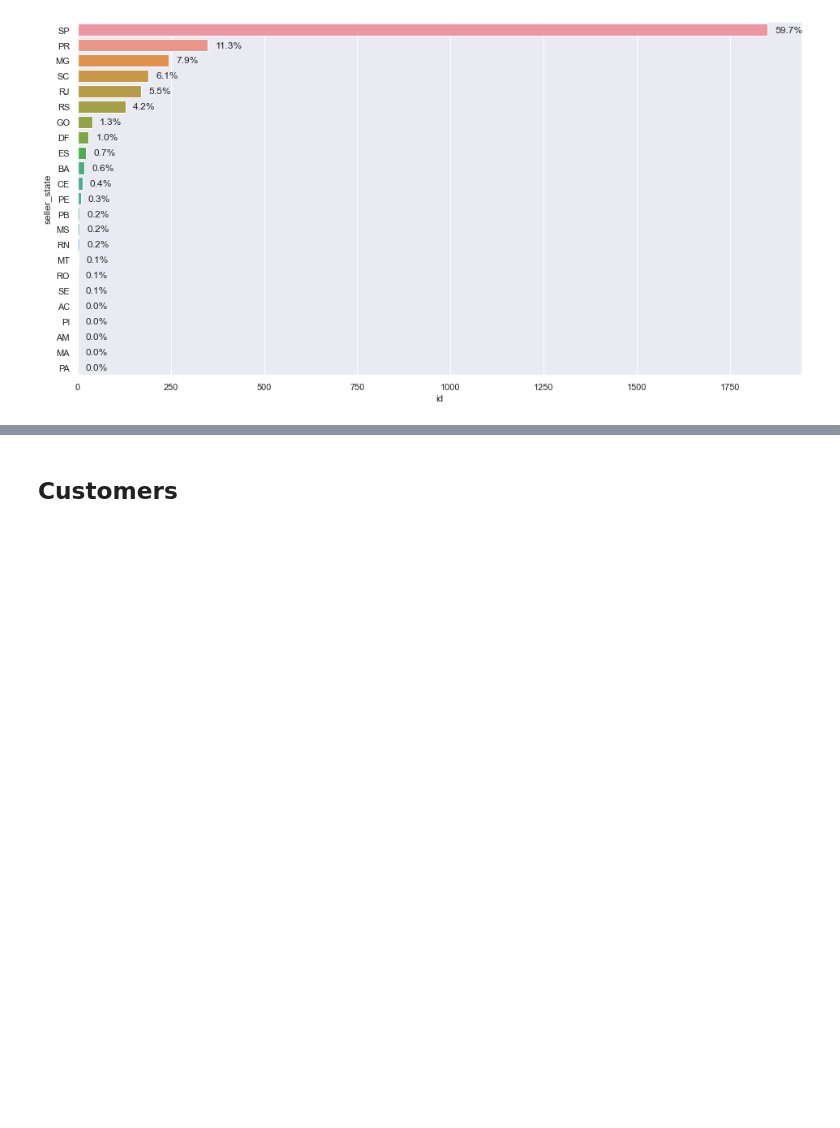
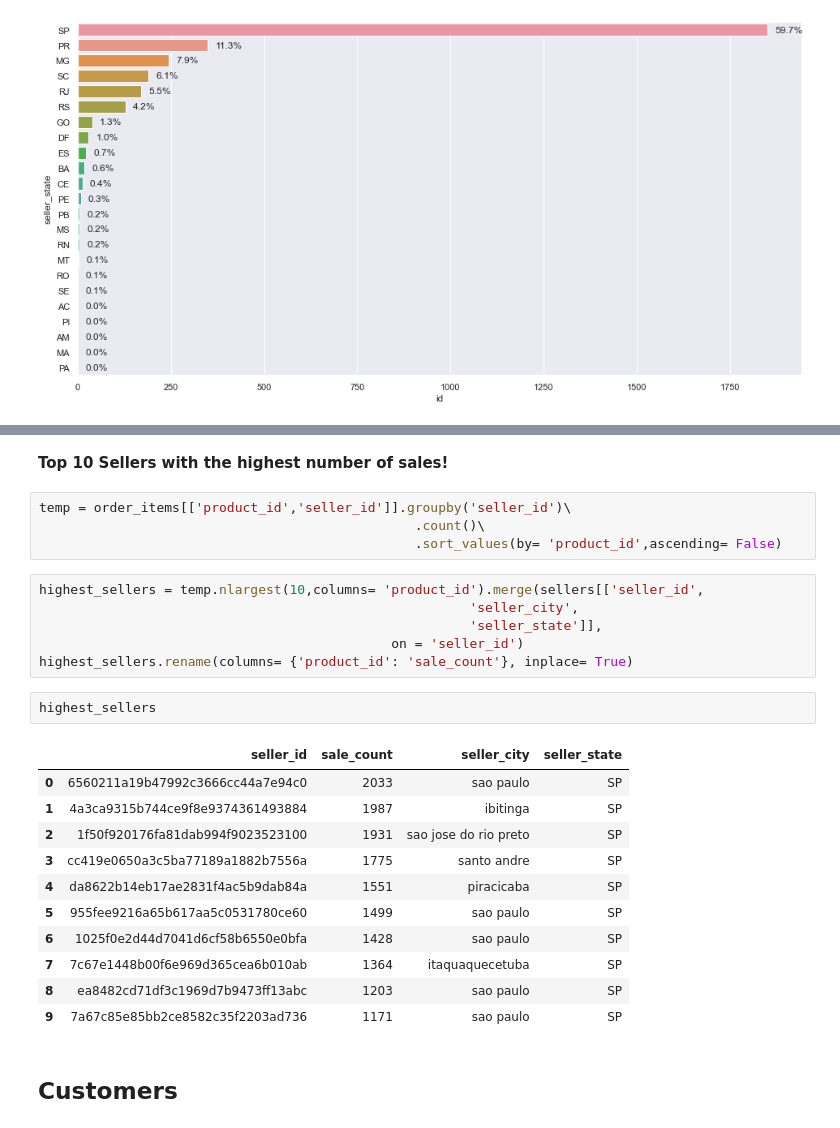
Before and after one commit to honnsey/Olist, a Jupyter notebook: OLIST.ipynb, the cells around one changed output, grey strips where cells are left out. Saved outputs shown, nothing was run; the diff lists cells and outputs as text; blank space fills up the shorter version.

```diff
--- a/OLIST.ipynb
+++ b/OLIST.ipynb
@@ -48,6 +48,32 @@ sellers_by_zip_code= count_p_location(sellers, ['seller_zip_code_prefix','seller
 plot_cluster(sellers_by_zip_code)
 # %% [output]
 [interactive output not drawn]
+# %% [markdown]
+**Top 10 Sellers with the highest number of sales!**
+# %%
+temp = order_items[['product_id','seller_id']].groupby('seller_id')\
+                                                .count()\
+                                                .sort_values(by= 'product_id',ascending= False)
+# %%
+highest_sellers = temp.nlargest(10,columns= 'product_id').merge(sellers[['seller_id',
+                                                       'seller_city',
+                                                       'seller_state']],
+                                             on = 'seller_id')
+highest_sellers.rename(columns= {'product_id': 'sale_count'}, inplace= True)
+# %%
+highest_sellers
+# %% [output]
+|  | seller_id | sale_count | seller_city | seller_state |
+| 0 | 6560211a19b47992c3666cc44a7e94c0 | 2033 | sao paulo | SP |
+| 1 | 4a3ca9315b744ce9f8e9374361493884 | 1987 | ibitinga | SP |
+| 2 | 1f50f920176fa81dab994f9023523100 | 1931 | sao jose do rio preto | SP |
+| 3 | cc419e0650a3c5ba77189a1882b7556a | 1775 | santo andre | SP |
+| 4 | da8622b14eb17ae2831f4ac5b9dab84a | 1551 | piracicaba | SP |
+| 5 | 955fee9216a65b617aa5c0531780ce60 | 1499 | sao paulo | SP |
+| 6 | 1025f0e2d44d7041d6cf58b6550e0bfa | 1428 | sao paulo | SP |
+| 7 | 7c67e1448b00f6e969d365cea6b010ab | 1364 | itaquaquecetuba | SP |
+| 8 | ea8482cd71df3c1969d7b9473ff13abc | 1203 | sao paulo | SP |
+| 9 | 7a67c85e85bb2ce8582c35f2203ad736 | 1171 | sao paulo | SP |
 # %% [markdown]
 ## Customers
 # %%
```
Also changed, not shown: parts of 19 cells of this notebook, 1 other file.
